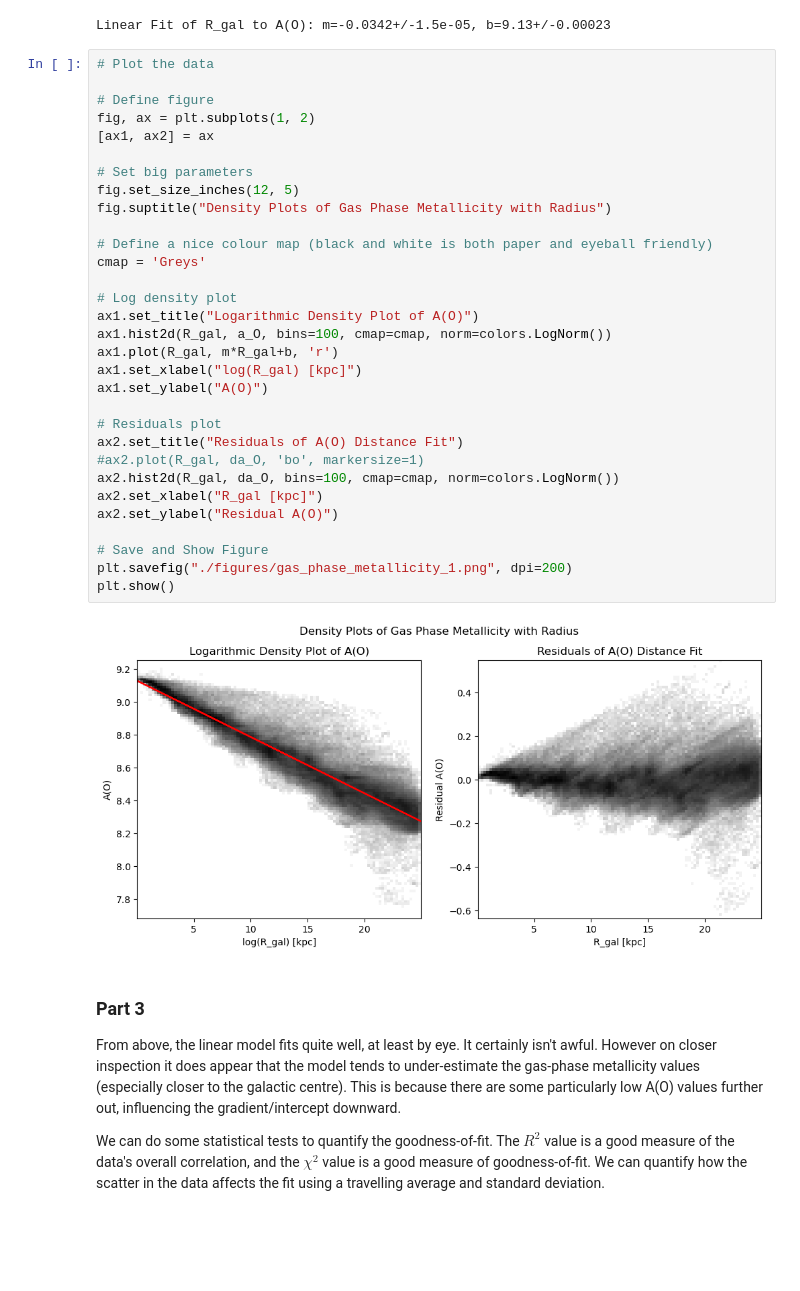
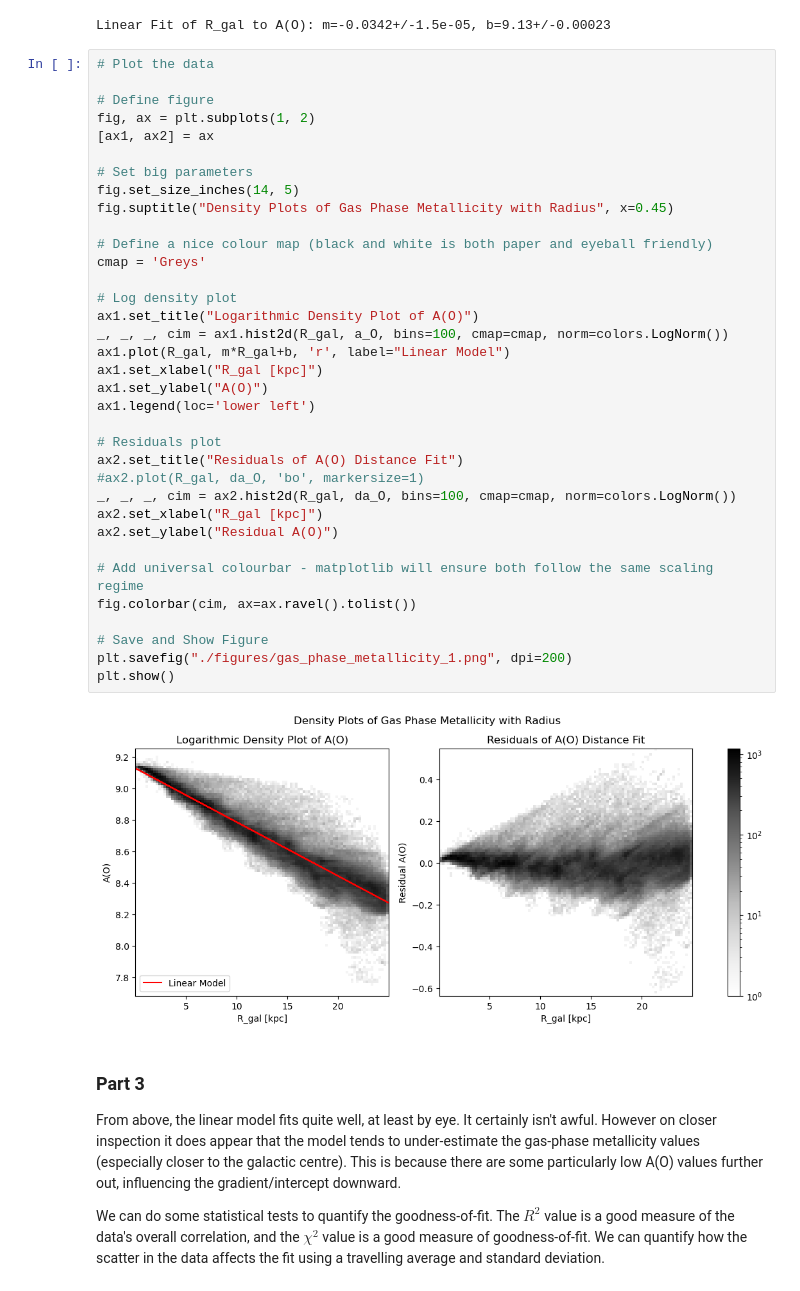
Before and after one commit to Olivex727/olivia-astr4004-ass3, a Jupyter notebook: u7280249.ipynb, the cells around one changed output. Drawn from its saved outputs; the diff is of its cells as text; blank space fills up the shorter version.

Commit message:
nicer plot 3.1

```diff
--- a/u7280249.ipynb
+++ b/u7280249.ipynb
@@ -275,36 +275,40 @@ Linear Fit of R_gal to A(O): m=-0.0342+/-1.5e-05, b=9.13+/-0.00023
 # %%
 # Plot the data
 
 # Define figure
 fig, ax = plt.subplots(1, 2)
 [ax1, ax2] = ax
 
 # Set big parameters
-fig.set_size_inches(12, 5)
-fig.suptitle("Density Plots of Gas Phase Metallicity with Radius")
+fig.set_size_inches(14, 5)
+fig.suptitle("Density Plots of Gas Phase Metallicity with Radius", x=0.45)
 
 # Define a nice colour map (black and white is both paper and eyeball friendly)
 cmap = 'Greys'
 
 # Log density plot
 ax1.set_title("Logarithmic Density Plot of A(O)")
-ax1.hist2d(R_gal, a_O, bins=100, cmap=cmap, norm=colors.LogNorm())
-ax1.plot(R_gal, m*R_gal+b, 'r')
-ax1.set_xlabel("log(R_gal) [kpc]")
+_, _, _, cim = ax1.hist2d(R_gal, a_O, bins=100, cmap=cmap, norm=colors.LogNorm())
+ax1.plot(R_gal, m*R_gal+b, 'r', label="Linear Model")
+ax1.set_xlabel("R_gal [kpc]")
 ax1.set_ylabel("A(O)")
+ax1.legend(loc='lower left')
 
 # Residuals plot
 ax2.set_title("Residuals of A(O) Distance Fit")
 #ax2.plot(R_gal, da_O, 'bo', markersize=1)
-ax2.hist2d(R_gal, da_O, bins=100, cmap=cmap, norm=colors.LogNorm())
+_, _, _, cim = ax2.hist2d(R_gal, da_O, bins=100, cmap=cmap, norm=colors.LogNorm())
 ax2.set_xlabel("R_gal [kpc]")
 ax2.set_ylabel("Residual A(O)")
+
+# Add universal colourbar - matplotlib will ensure both follow the same scaling regime
+fig.colorbar(cim, ax=ax.ravel().tolist())
 
 # Save and Show Figure
 plt.savefig("./figures/gas_phase_metallicity_1.png", dpi=200)
 plt.show()
 # %% [output]
-[figure, old version]
+[figure, new version]
 # %% [markdown]
 ### Part 3
 
```
Also changed, not shown: 1 other file.
